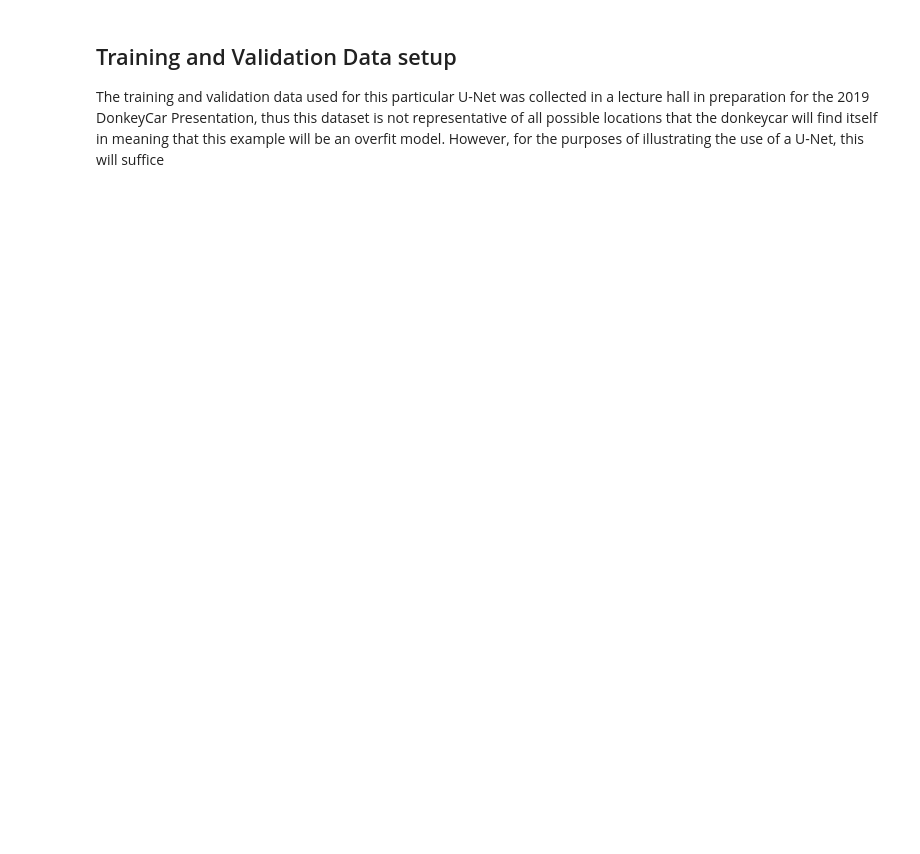
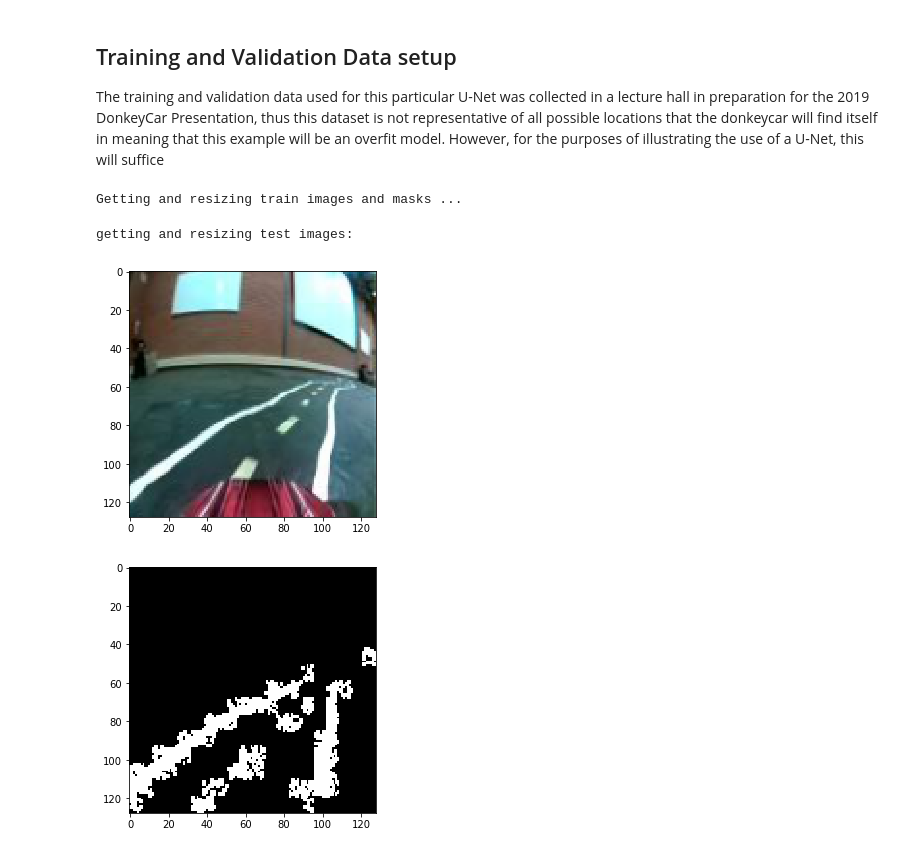
Before and after one commit to brontisaur/CounterpointDonkey, a Jupyter notebook: CPDonkey December Notebook.ipynb, the cells around one changed output. Cells and saved outputs as stored; diff of their text form; code cells hidden in the pictures; blank space fills up the shorter version.

```diff
--- a/CPDonkey December Notebook.ipynb
+++ b/CPDonkey December Notebook.ipynb
@@ -241,0 +221,76 @@ TEST_PATH = 'U_Net_Prototyping/U_Data/U_Test/'
+# %%
+# Data setup:
+
+#Data management:
+IMG_WIDTH = 128
+IMG_HEIGHT = 128
+IMG_CHANNELS = 3
+TRAIN_PATH = 'U_Net_Prototyping/U_Data/U_Train/'
+TEST_PATH = 'U_Net_Prototyping/U_Data/U_Test/'
+
+# Get and order train and test filenames
+imgs = []
+masks = []
+test = []
+
+impath = TRAIN_PATH + 'images/'
+maskpath = TRAIN_PATH + 'masks/'
+
+for file in os.listdir(impath):
+    imgs.append(file)
+
+for file in os.listdir(maskpath):
+    masks.append(file)
+
+for file in os.listdir(TEST_PATH):
+    test.append(file)
+
+imgs.sort(key=lambda f: int(''.join(filter(str.isdigit, f))))
+masks.sort(key=lambda f: int(''.join(filter(str.isdigit, f))))
+
+warnings.filterwarnings('ignore', category=UserWarning, module='skimage')
+seed = 42
+random.seed = seed
+np.random.seed = seed
+
+X_train = np.zeros((len(imgs), IMG_HEIGHT, IMG_WIDTH, IMG_CHANNELS), dtype=np.uint8) #create training and testing data tensors
+Y_train = np.zeros((len(masks), IMG_HEIGHT, IMG_WIDTH, 1), dtype=np.bool)
+
+X_test = np.zeros((len(test), IMG_HEIGHT, IMG_WIDTH, IMG_CHANNELS), dtype=np.uint8) #create training and testing data tensors
+
+print('Getting and resizing train images and masks ... ')
+sys.stdout.flush()
+
+i = 1
+#Loop through image files and extract data files into numpy arrays
+for n, filename in tqdm(enumerate(imgs), total=len(imgs)):
+    path = TRAIN_PATH
+    img = imread(path + '/images/' + filename)[:,:,:IMG_CHANNELS]
+    img = resize(img, (IMG_HEIGHT, IMG_WIDTH), mode='constant', preserve_range=True)
+    X_train[n] = img
+    mask_ = imread(path + '/masks/' + str(i) + '_mask_.jpg')
+    mask_ = np.expand_dims(resize(mask_, (IMG_HEIGHT, IMG_WIDTH), mode='constant',
+                                      preserve_range=True), axis = 2)
+    mask = mask_ > 200
+    Y_train[n] = mask_
+    i = i+1
+
+print('getting and resizing test images:')
+#get test data:
+for n, filename in tqdm(enumerate(test), total=len(test)):
+    path = TEST_PATH
+    img = imread(path + filename)[:,:,:IMG_CHANNELS]
+    img = resize(img, (IMG_HEIGHT, IMG_WIDTH), mode='constant', preserve_range=True)
+    X_test[n] = img
+
+#Just to check if the images are, like, split correctly
+ix = np.random.randint(0,len(test))
+imshow(X_train[ix])
+plt.show()
+imshow(np.squeeze(Y_train[ix]))
+plt.show()
+# %% [output]
+Getting and resizing train images and masks ...
+getting and resizing test images:
+[figure, added]
+[figure, added]
```
Also changed, not shown: parts of 12 cells of this notebook, 3 other files.
